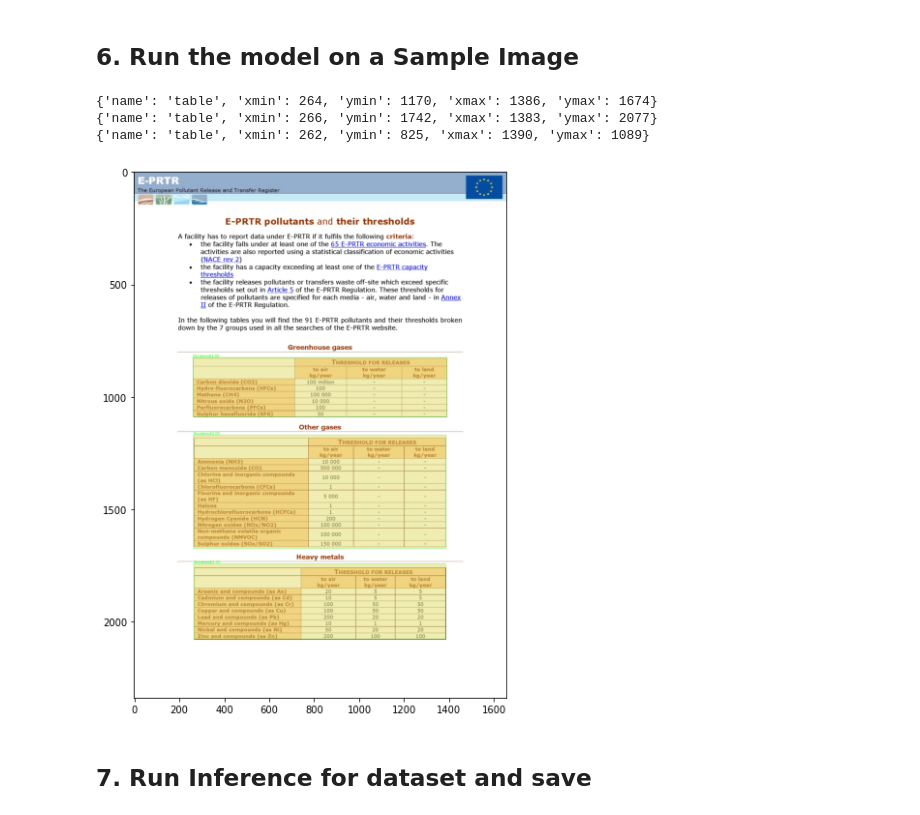
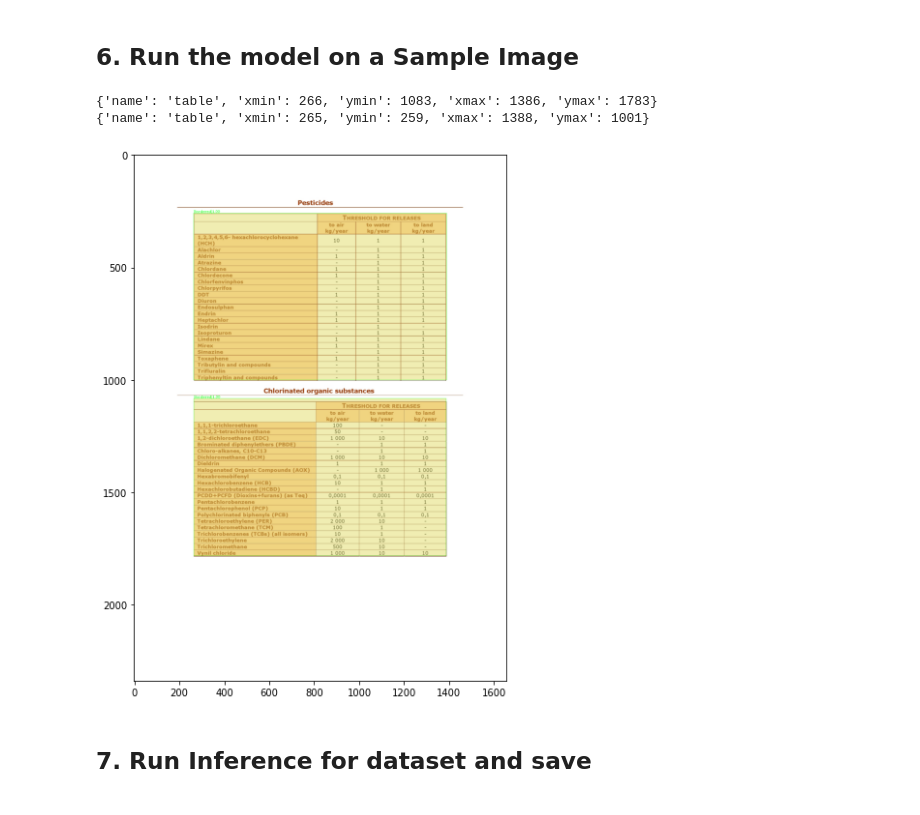
Before and after one commit to phamquiluan/Go5-Project, a Jupyter notebook: table_detection/table_detect_notebook.ipynb, the cells around one changed output. Saved outputs shown, nothing was run; the diff lists cells and outputs as text; code cells hidden in the pictures.

```diff
--- a/table_detection/table_detect_notebook.ipynb
+++ b/table_detection/table_detect_notebook.ipynb
@@ -204,7 +207,7 @@ from PIL import Image
 
 
 config_file = "/home/toan/Go5-Project/table_detection/CascadeTabNet/Config/cascade_mask_rcnn_hrnetv2p_w32_20e.py"
-checkpoint_file = "/home/toan/Go5-Project/table_detection/epoch_1.pth"
+checkpoint_file = "/home/toan/Go5-Project/table_detection/checkpoint_path/epoch_1.pth"
 
 model = init_detector(config_file, checkpoint_file, device='cuda:0')
 # %%
@@ -228,35 +231,37 @@ def return_table(table_coordinates):
 ## 6. Run the model on a Sample Image
 # %%
 #image path
-img = "/home/toan/Go5-Project/table_detection/data/images/eu-0010001.jpg"
+img = "/home/toan/Go5-Project/table_detection/data/images/eu-0010002.jpg"
 
 # Run Inference
 result = inference_detector(model, img)
 
 table_coordinates = []
 
 ## extracting bordered tables
 for bordered_tables in result[0][0]:
     table_coordinates.append(bordered_tables[:4].astype(int))
 
 ## extracting borderless tables
 for borderless_tables in result[0][2]:
     table_coordinates.append(borderless_tables[:4].astype(int))
 
 
 table_data = return_table(table_coordinates)
 
-show_result(img, result, ('Bordered', 'Cell', 'Borderless'), out_file ='test.jpg')
-show_result_pyplot(img, result,('Bordered', 'Cell', 'Borderless'), score_thr=0.70)
+#save the result in a file call 'out.jpg'
+show_result(img, result, ('Bordered', 'Cell', 'Borderless'), score_thr= 0.8, out_file ='out.jpg')
+
+#plot the result on top of the image
+show_result_pyplot(img, result,('Bordered', 'Cell', 'Borderless') ,score_thr=0.8)
 
 
 for i in table_data:
     print(i)
 # %% [output]
-{'name': 'table', 'xmin': 264, 'ymin': 1170, 'xmax': 1386, 'ymax': 1674}
-{'name': 'table', 'xmin': 266, 'ymin': 1742, 'xmax': 1383, 'ymax': 2077}
-{'name': 'table', 'xmin': 262, 'ymin': 825, 'xmax': 1390, 'ymax': 1089}
+{'name': 'table', 'xmin': 266, 'ymin': 1083, 'xmax': 1386, 'ymax': 1783}
+{'name': 'table', 'xmin': 265, 'ymin': 259, 'xmax': 1388, 'ymax': 1001}
-[figure, old version]
+[figure, new version]
 # %% [markdown]
 ## 7. Run Inference for dataset and save
 # %%
```
Also changed, not shown: parts of 5 cells of this notebook, 2 other files.
